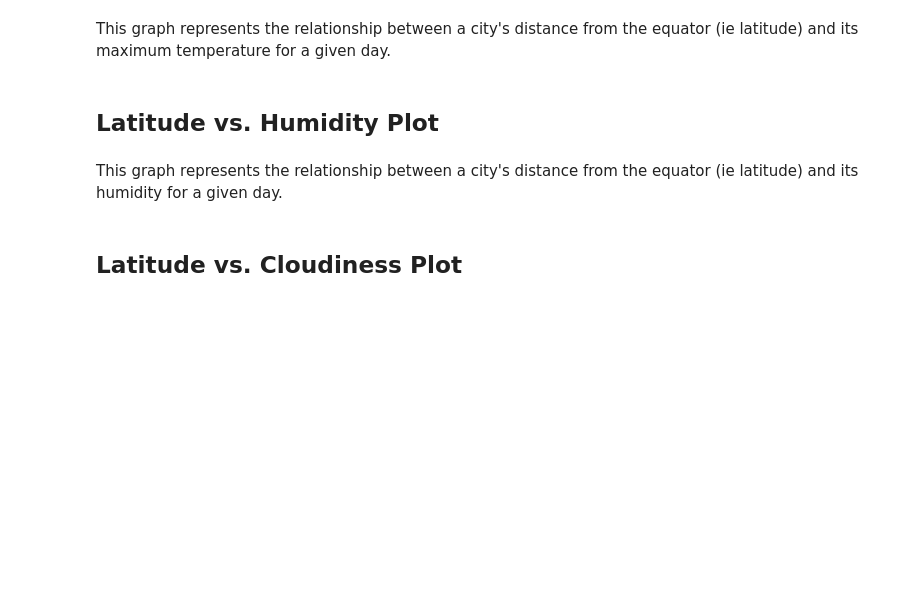
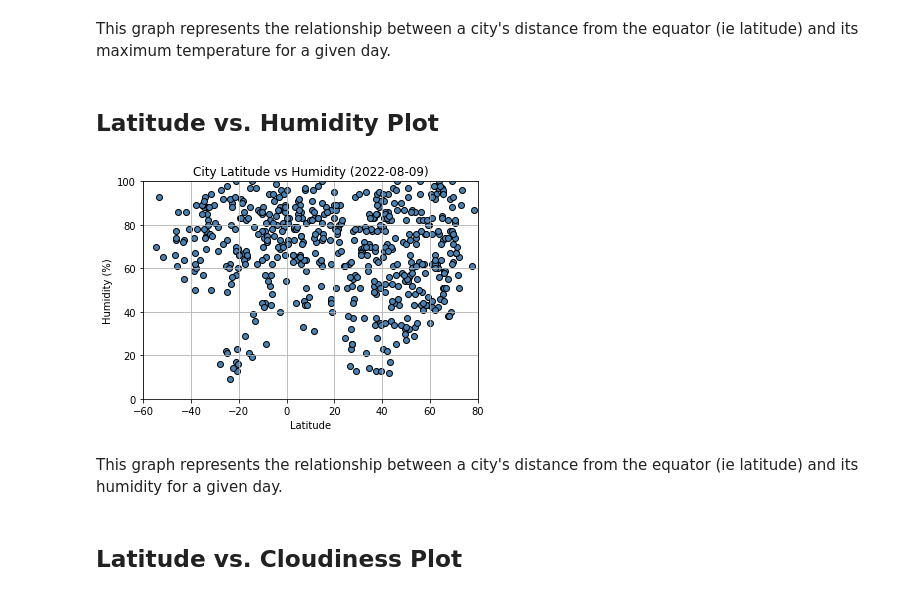
Before and after one commit to MFord80/python-api-challenge, a Jupyter notebook: WeatherPy/WeatherPy.ipynb, the cells around one changed output. Drawn from its saved outputs; the diff is of its cells as text; code cells hidden in the pictures; blank space fills up the shorter version.

```diff
--- a/WeatherPy/WeatherPy.ipynb
+++ b/WeatherPy/WeatherPy.ipynb
@@ -154,16 +214,18 @@ This graph represents the relationship between a city's distance from the equato
 # %%
 plt.scatter(cities_df["Latitude"], cities_df["Humidity (%)"], color = "SteelBlue", edgecolors= "black")
 
-plt.title("City Latitude vs Humidity")
+plt.title(f"City Latitude vs Humidity ({title_date})")
 plt.grid()
 plt.xlabel("Latitude")
 plt.ylabel("Humidity (%)")
 plt.xlim(-60,80)
 plt.ylim(0,100)
 
 plt.savefig("../output_data/fig2.png")
 
 plt.show()
+# %% [output]
+[figure, added]
 # %% [markdown]
 This graph represents the relationship between a city's distance from the equator (ie latitude) and its humidity for a given day.
 # %% [markdown]
```
Also changed, not shown: parts of 16 cells of this notebook, 2 other files.
